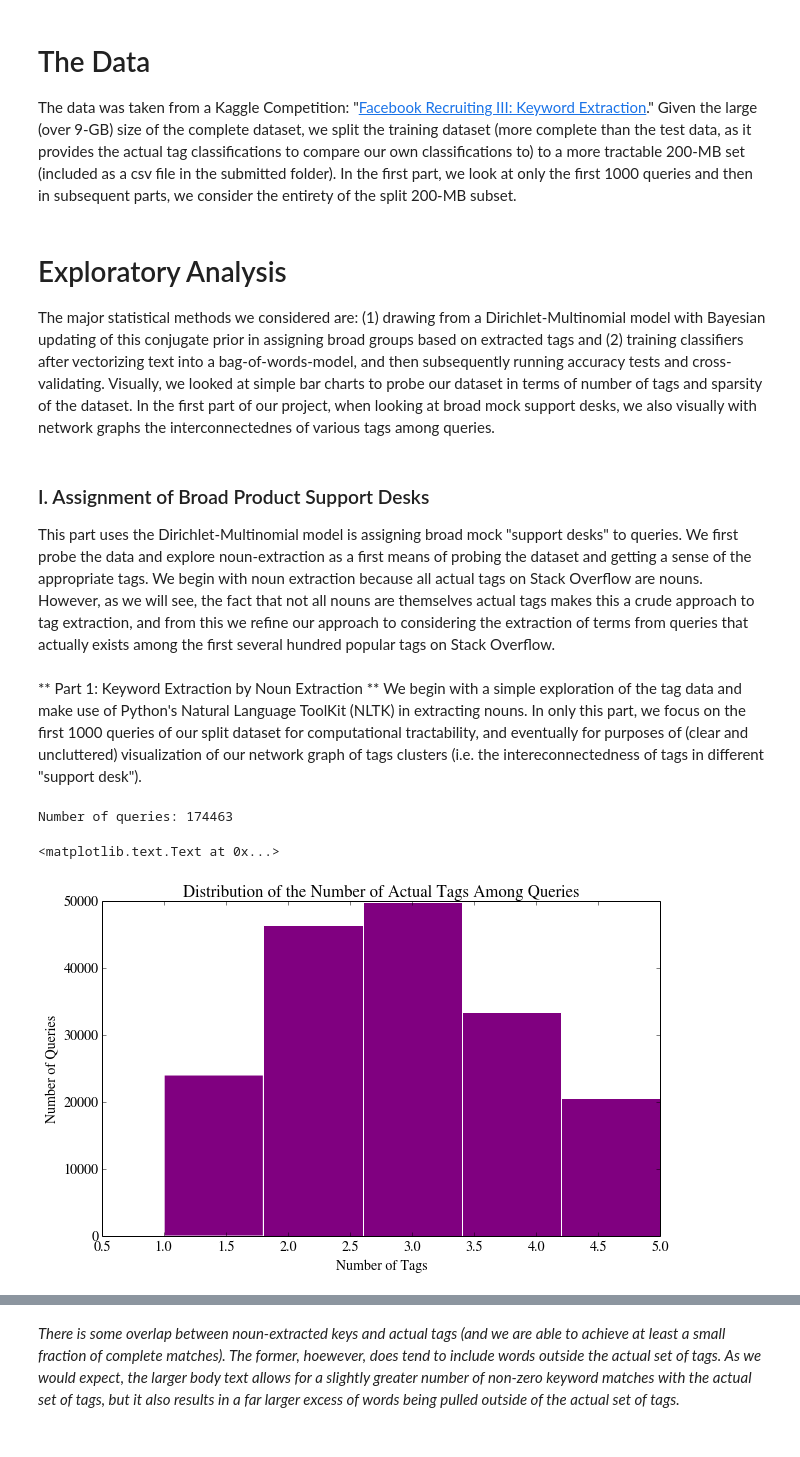
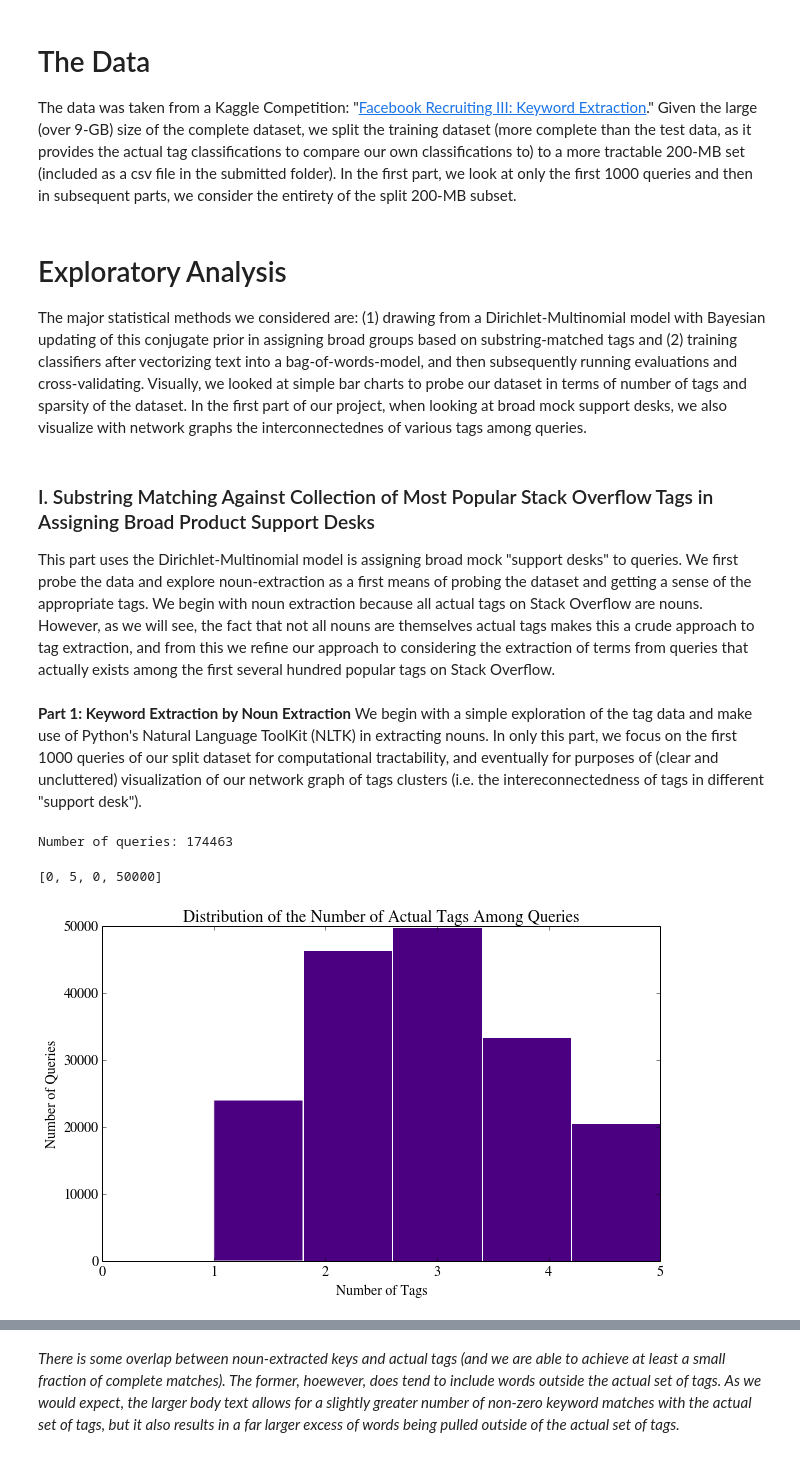
Before and after one commit to 2dpodcast/CS-109-Final-Project, a Jupyter notebook: CS109FinalProject.ipynb, the cells around one changed output, grey strips where cells are left out. Drawn from its saved outputs; the diff is of its cells as text; code cells hidden in the pictures.

```diff
--- a/CS109FinalProject.ipynb
+++ b/CS109FinalProject.ipynb
@@ -135,11 +187,11 @@ queries = pd.read_csv("ProjectData.csv", delimiter=',')
 # %% [markdown]
 # Exploratory Analysis
-The major statistical methods we considered are: (1) drawing from a Dirichlet-Multinomial model with Bayesian updating of this conjugate prior in assigning broad groups based on extracted tags and (2) training classifiers after vectorizing text into a bag-of-words-model, and then subsequently running accuracy tests and cross-validating. Visually, we looked at simple bar charts to probe our dataset in terms of number of tags and sparsity of the dataset. In the first part of our project, when looking at broad mock support desks, we also visually with network graphs the interconnectednes of various tags among queries.
+The major statistical methods we considered are: (1) drawing from a Dirichlet-Multinomial model with Bayesian updating of this conjugate prior in assigning broad groups based on substring-matched tags and (2) training classifiers after vectorizing text into a bag-of-words-model, and then subsequently running evaluations and cross-validating. Visually, we looked at simple bar charts to probe our dataset in terms of number of tags and sparsity of the dataset. In the first part of our project, when looking at broad mock support desks, we also visualize with network graphs the interconnectednes of various tags among queries.
 # %% [markdown]
-### I. Assignment of Broad Product Support Desks ###
+### I. Substring Matching Against Collection of Most Popular Stack Overflow Tags in Assigning Broad Product Support Desks ###
 This part uses the Dirichlet-Multinomial model is assigning broad mock "support desks" to queries. We first probe the data and explore noun-extraction as a first means of probing the dataset and getting a sense of the appropriate tags. We begin with noun extraction because all actual tags on Stack Overflow are nouns. However, as we will see, the fact that not all nouns are themselves actual tags makes this a crude approach to tag extraction, and from this we refine our approach to considering the extraction of terms from queries that actually exists among the first several hundred popular tags on Stack Overflow.
 # %% [markdown]
-** Part 1: Keyword Extraction by Noun Extraction ** We begin with a simple exploration of the tag data and make use of Python's Natural Language ToolKit (NLTK) in extracting nouns. In only this part, we focus on the first 1000 queries of our split dataset for computational tractability, and eventually for purposes of (clear and uncluttered) visualization of our network graph of tags clusters (i.e. the intereconnectedness of tags in different "support desk").
+**Part 1: Keyword Extraction by Noun Extraction** We begin with a simple exploration of the tag data and make use of Python's Natural Language ToolKit (NLTK) in extracting nouns. In only this part, we focus on the first 1000 queries of our split dataset for computational tractability, and eventually for purposes of (clear and uncluttered) visualization of our network graph of tags clusters (i.e. the intereconnectedness of tags in different "support desk").
 # %%
 print "Number of queries:", len(queries)
 # %% [output]
@@ -153,11 +205,12 @@ for row in range(len(queries)):
     tags = query_tags.split()
     tag_numbers.append(len(tags))
 # %%
-plt.hist(tag_numbers, bins=5, color='purple')
+plt.hist(tag_numbers, bins=5, color='indigo')
 plt.title("Distribution of the Number of Actual Tags Among Queries")
 plt.xlabel("Number of Tags")
 plt.ylabel("Number of Queries")
+plt.axis([0, 5, 0, 50000])
 # %% [output]
-<matplotlib.text.Text at 0x...>
+[0, 5, 0, 50000]
-[figure, old version]
+[figure, new version]
 # %% [markdown]
```
Also changed, not shown: parts of 124 cells of this notebook.
